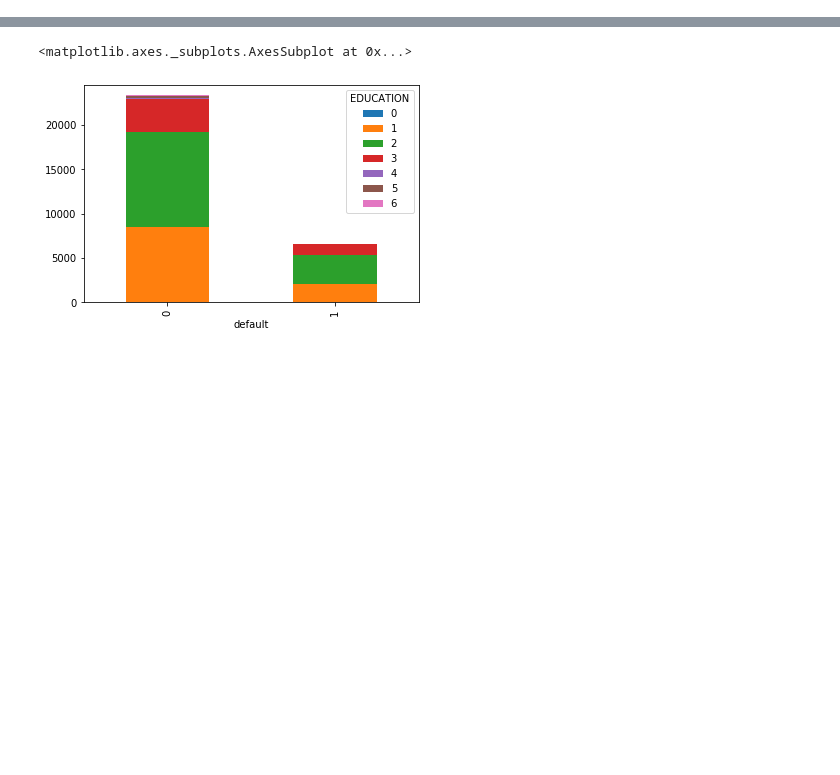
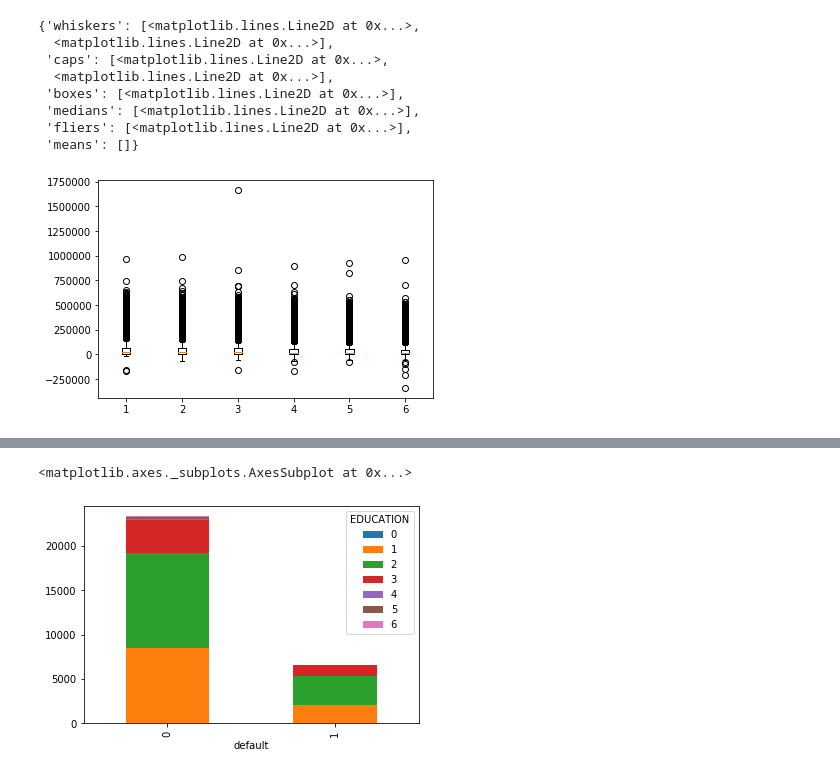
Before and after one commit to pankajti/msds_7331_proj, a Jupyter notebook: analysis/eda.ipynb, the cells around one changed output, grey strips where cells are left out. Cells and saved outputs as stored; diff of their text form; code cells hidden in the pictures; blank space fills up the shorter version.

Commit message:
some more plots based on the data

```diff
--- a/analysis/eda.ipynb
+++ b/analysis/eda.ipynb
@@ -30,0 +67,23 @@ import matplotlib.pyplot as plt
+# %%
+import seaborn as sns
+fig = plt.figure()
+ax = plt.subplot(111)
+
+ #TODO figure out how to do plotting in a loop
+
+ax.boxplot(df['BILL_AMT1'] , positions = [1])
+ax.boxplot(df['BILL_AMT2'], positions = [2])
+ax.boxplot(df['BILL_AMT3'], positions = [3])
+ax.boxplot(df['BILL_AMT4'], positions = [4])
+ax.boxplot(df['BILL_AMT5'], positions = [5])
+ax.boxplot(df['BILL_AMT6'], positions = [6])
+# %% [output]
+{'whiskers': [<matplotlib.lines.Line2D at 0x...>,
+  <matplotlib.lines.Line2D at 0x...>],
+ 'caps': [<matplotlib.lines.Line2D at 0x...>,
+  <matplotlib.lines.Line2D at 0x...>],
+ 'boxes': [<matplotlib.lines.Line2D at 0x...>],
+ 'medians': [<matplotlib.lines.Line2D at 0x...>],
+ 'fliers': [<matplotlib.lines.Line2D at 0x...>],
+ 'means': []}
+[figure, added]
```
Also changed, not shown: parts of 31 cells of this notebook.
